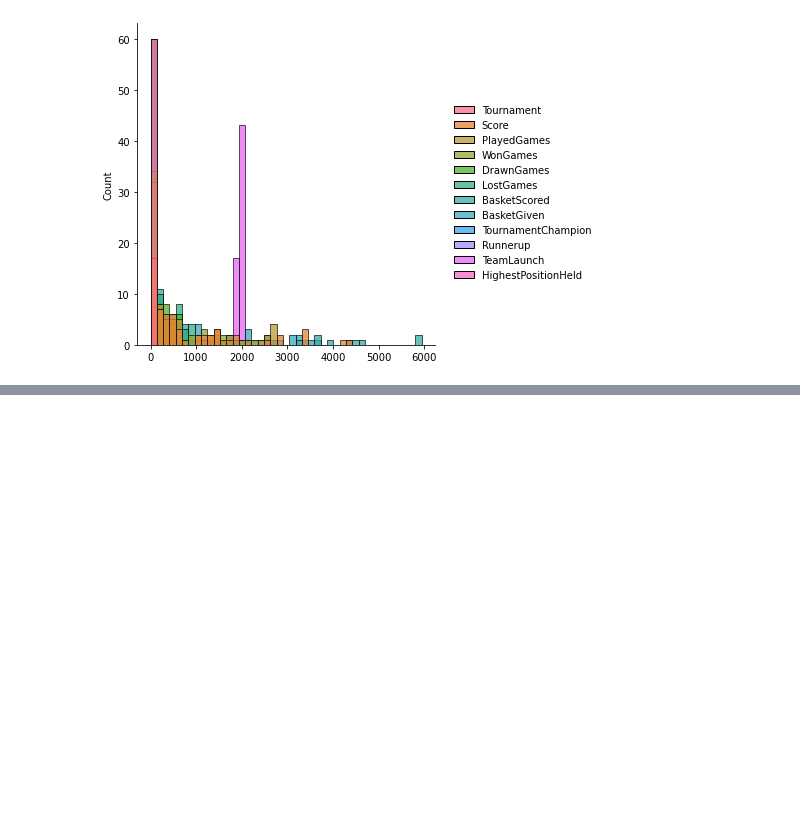
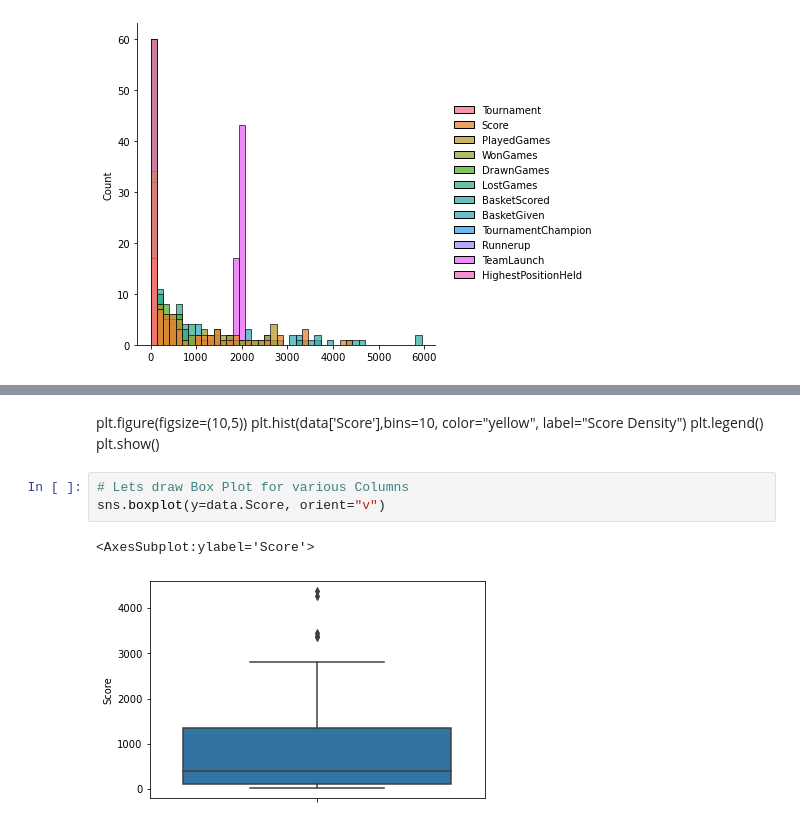
Before and after one commit to MohitBansal9013/AIML-Statistics, a Jupyter notebook: mohit_bansal_applied_statistics_project.ipynb, the cells around one changed output, grey strips where cells are left out. Drawn from its saved outputs; the diff is of its cells as text; blank space fills up the shorter version.

```diff
--- a/mohit_bansal_applied_statistics_project.ipynb
+++ b/mohit_bansal_applied_statistics_project.ipynb
@@ -382,0 +392,11 @@ sns.displot(data_intermediate)
+# %% [markdown]
+plt.figure(figsize=(10,5))
+plt.hist(data['Score'],bins=10, color="yellow", label="Score Density")
+plt.legend()
+plt.show()
+# %%
+# Lets draw Box Plot for various Columns
+sns.boxplot(y=data.Score, orient="v")
+# %% [output]
+<AxesSubplot:ylabel='Score'>
+[figure, added]
```
Also changed, not shown: parts of 23 cells of this notebook.
